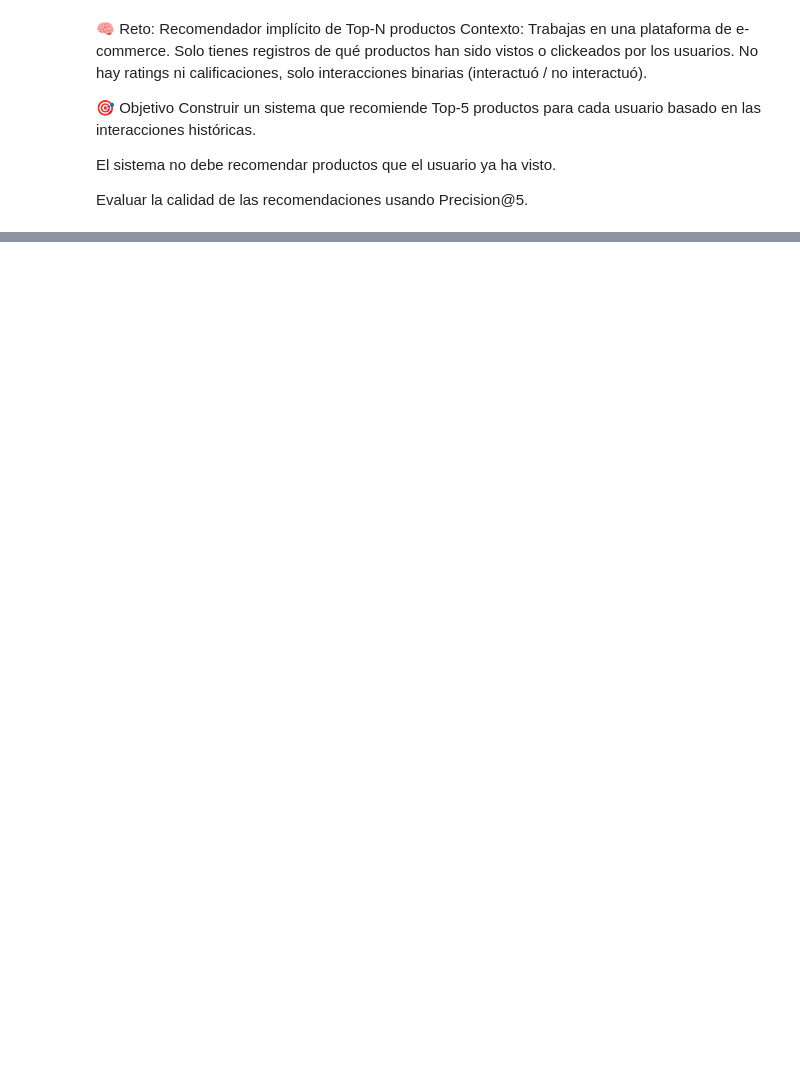
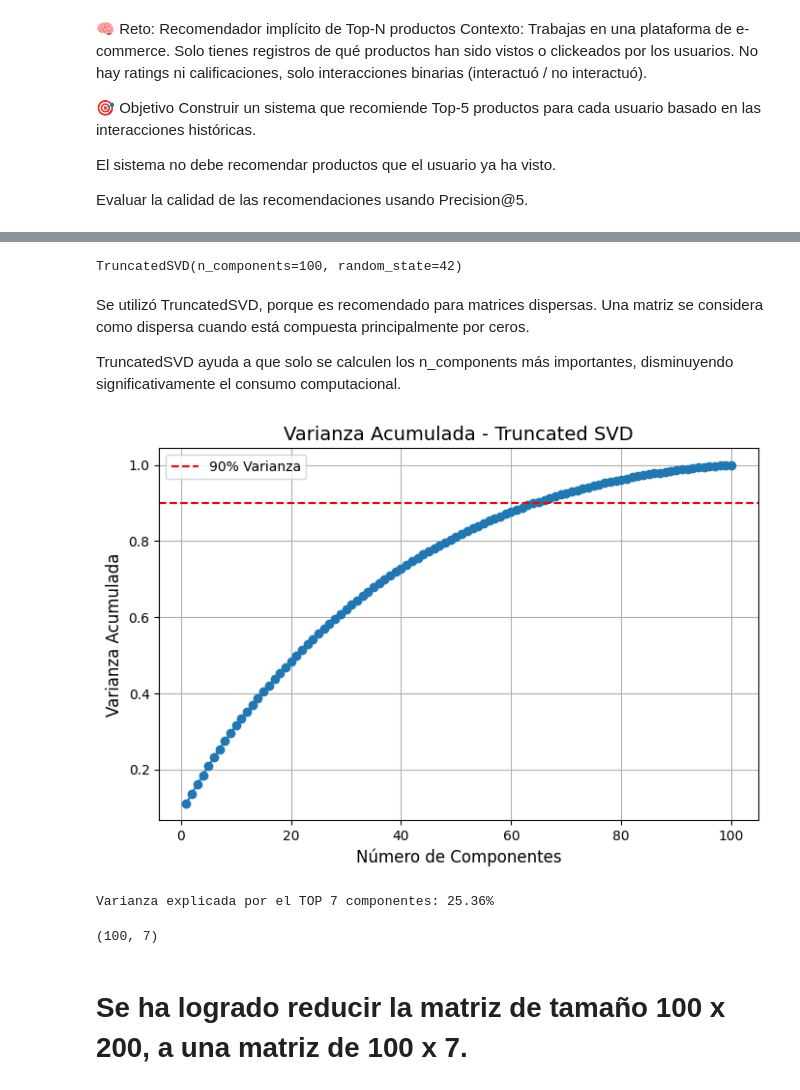
Before and after one commit to jonjimenez99/Portafolio, a Jupyter notebook: Sistema_recomendador.ipynb, the cells around one changed output, grey strips where cells are left out. Cells and saved outputs as stored; diff of their text form; code cells hidden in the pictures; blank space fills up the shorter version.

```diff
--- a/Sistema_recomendador.ipynb
+++ b/Sistema_recomendador.ipynb
@@ -31,0 +83,5 @@ df.head()
+# %%
+# Create a utility matrix between user vs. item_id:
+
+utility_matrix = df.pivot_table(index='user_id', columns='item_id', values='interaction', fill_value=0)
+utility_matrix.head()
@@ -31,0 +97,6 @@ df.head()
+# %%
+# Transpose the user-item matrix because for this algorithm, it's necesary that rows are ítems to identify the relation:
+X = utility_matrix.T
+
+print(X.shape)
+X.head()
@@ -31,0 +113,56 @@ df.head()
+# %%
+# Al ser una matriz dispersa, se pueden utilizar técnicas de reducción de dimensiones como SVD. Para eso, se utilizará scikit-learn:
+from sklearn.decomposition import TruncatedSVD
+
+SVD = TruncatedSVD(n_components=100, random_state=42)
+SVD.fit(X)
+# %% [output]
+TruncatedSVD(n_components=100, random_state=42)
+# %% [markdown]
+Se utilizó TruncatedSVD, porque es recomendado para matrices dispersas. Una matriz se considera como dispersa cuando está compuesta principalmente por ceros.
+
+TruncatedSVD ayuda a que solo se calculen los n_components más importantes, disminuyendo significativamente el consumo computacional.
+# %%
+import matplotlib.pyplot as plt
+
+# Cálculo de la varianza explicada
+singular_values_squared = SVD.singular_values_**2 # El valor singular no es directamente la varianza. Se puede elevar al cuadrado el valor singular de cada componente, para saber la varianza de ese componente.
+explained_variance_ratio = singular_values_squared / singular_values_squared.sum()
+
+# Cálculo de la varianza acumulada
+cumulative_variance = np.cumsum(explained_variance_ratio)
+
+# Plot
+plt.figure(figsize=(8, 5))
+plt.plot(range(1, len(cumulative_variance) + 1), cumulative_variance, marker='o')
+plt.title('Varianza Acumulada - Truncated SVD', fontsize=14)
+plt.xlabel('Número de Componentes', fontsize=12)
+plt.ylabel('Varianza Acumulada', fontsize=12)
+plt.grid(True)
+plt.axhline(y=0.90, color='r', linestyle='--', label='90% Varianza')
+plt.legend()
+plt.show()
+# %% [output]
+[figure, added]
+# %%
+num_sv = 7
+
+# Calculamos varianza explicada para el TOP n componentes:
+explained_variance = (SVD.singular_values_[:num_sv]**2).sum() / (SVD.singular_values_**2).sum()
+
+print(f'Varianza explicada por el TOP {num_sv} componentes: {explained_variance:.2%}')
+# %% [output]
+Varianza explicada por el TOP 7 componentes: 25.36%
+# %%
+# Generación de la matriz con top n componentes:
+
+num_sv = 7
+
+SVD = TruncatedSVD(n_components=num_sv, random_state=42)
+
+resultant_matrix = SVD.fit_transform(X)
+resultant_matrix.shape
+# %% [output]
+(100, 7)
+# %% [markdown]
+# Se ha logrado reducir la matriz de tamaño 100 x 200, a una matriz de 100 x 7.
```
Also changed, not shown: parts of 19 cells of this notebook.
